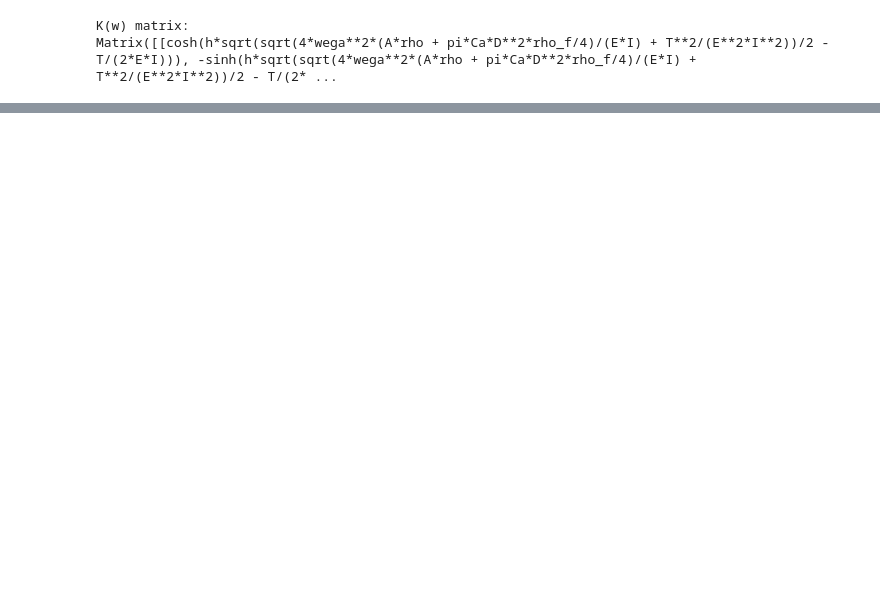
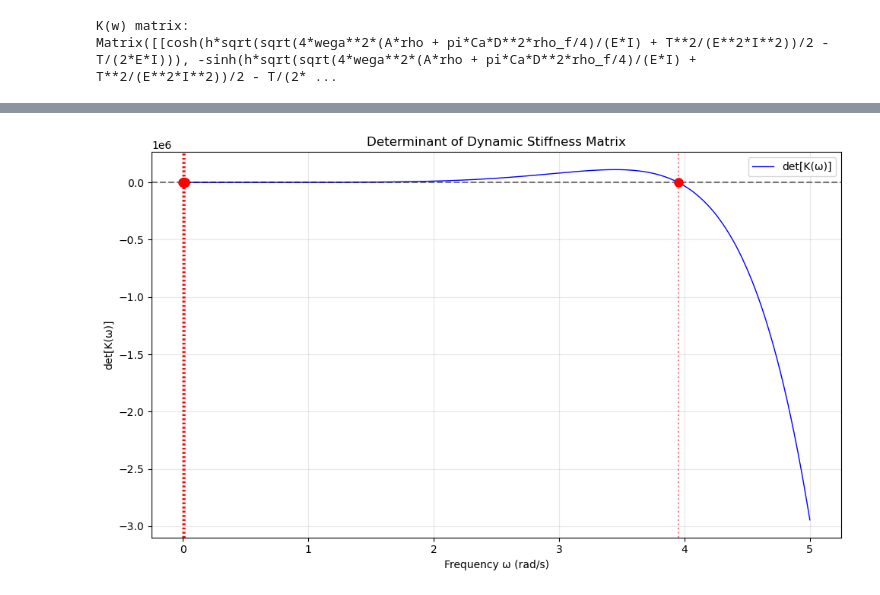
Before and after one commit to JulianEngel1999/FSI_Assignment_2, a Jupyter notebook: Free_Vibration.ipynb, the cells around one changed output, grey strips where cells are left out. Drawn from its saved outputs; the diff is of its cells as text; code cells hidden in the pictures; blank space fills up the shorter version.

Commit message:
Plots for omega, and steady-state start

```diff
--- a/Free_Vibration.ipynb
+++ b/Free_Vibration.ipynb
@@ -131,7 +137,12 @@ K_w = K.subs(vals)
 K_func = sp.lambdify(w, K_w, modules='numpy')
 
 def detK_numeric(omega):
-    K_eval = np.array(K_func(float(omega)), dtype=np.complex128)
+    # Support both real and complex omega inputs
+    try:
+        K_eval = np.array(K_func(omega), dtype=np.complex128)
+    except Exception:
+        # Fallback: try using real part (for lambdify implementations that fail on complex)
+        K_eval = np.array(K_func(float(np.real(omega))), dtype=np.complex128)
     return np.linalg.det(K_eval)
 
 # Voor ongedempte case (c=0) is det(K) reëel op numerieke ruis na
@@ -167,12 +178,13 @@ if roots.size > 0:
     for r in roots[1:]:
         if abs(r - unique_roots[-1]) > 1e-4:
             unique_roots.append(r)
-    roots = np.array(unique_roots)
+    omega_n = np.array(unique_roots)
 
+
+print(f'The roots and therefore natural frequencies are: {omega_n}')
 print('Gevonden omega [rad/s] waarvoor det(K)=0:')
-print(roots)
 
 # Controle: determinantwaarde op roots
-for r in roots:
+for r in omega_n:
     print(f'omega={r:.6f}, det={detK_numeric(r):.20f}')
 # %% [output]
@@ -189,3 +201,78 @@ omega=0.012606, det=0.00000000081236916234+0.00000000000000000000j
 omega=0.015107, det=0.00000000240653838100+0.00000000000000000000j
 omega=0.017608, det=0.00000000603403012104+0.00000000000000000000j
 omega=3.949816, det=0.00000000474378867984+0.00000000000000000000j
+# %%
+import matplotlib.pyplot as plt
+
+plt.figure(figsize=(10, 6))
+plt.plot(omega_grid, f_grid, 'b-', linewidth=1, label='det[K(ω)]')
+plt.axhline(y=0, color='k', linestyle='--', alpha=0.5)
+
+# Mark found roots
+for r in omega_n:
+    plt.axvline(x=r, color='r', linestyle=':', alpha=0.5)
+    plt.plot(r, 0, 'ro', markersize=8)
+
+plt.xlabel('Frequency ω (rad/s)')
+plt.ylabel('det[K(ω)]')
+plt.title('Determinant of Dynamic Stiffness Matrix')
+plt.grid(True, alpha=0.3)
+plt.legend()
+plt.tight_layout()
+plt.show()
+
+print(f"Found {len(omega_n)} natural frequencies")
+
+# -----------------------------
+# Find complex roots of det(K) in the complex ω-plane
+# -----------------------------
+from scipy.optimize import root
+
+def F_xy(xy):
+    om = xy[0] + 1j*xy[1]
+    val = detK_numeric(om)
+    return [np.real(val), np.imag(val)]
+
+# Grid of initial guesses (adjust ranges if needed)
+re_vals = np.linspace(0.1, 5.0, 20)
+im_vals = np.linspace(-3.0, 3.0, 25)
+roots_complex = []
+
+for xr in re_vals:
+    for yi in im_vals:
+        guess = [xr, yi]
+        try:
+            sol = root(F_xy, guess, tol=1e-8, method='hybr')
+            if sol.success:
+                x,y = sol.x
+                omc = x + 1j*y
+                res = detK_numeric(omc)
+                if abs(res) < 1e-6:
+                    # Uniqueness filter
+                    if not any(abs(omc - r) < 1e-4 for r in roots_complex):
+                        roots_complex.append(omc)
+        except Exception:
+            pass
+
+roots_complex = np.array(roots_complex)
+print('Found complex roots:', roots_complex)
+
+# Plot complex roots in the complex plane
+plt.figure(figsize=(8,6))
+if roots_complex.size > 0:
+    plt.scatter(roots_complex.real, roots_complex.imag, c='r', label='roots')
+else:
+    plt.text(0.5, 0.5, 'No complex roots found in search region', transform=plt.gca().transAxes)
+plt.axhline(0,color='k',linestyle='--',alpha=0.5)
+plt.xlabel('Re(ω)')
+plt.ylabel('Im(ω)')
+plt.title('Complex roots of det[K(ω)]')
+plt.grid(True)
+plt.legend()
+# Annotate only if not too many roots
+if roots_complex.size > 0 and roots_complex.size <= 20:
+    for omc in roots_complex:
+        plt.annotate(f"{omc.real:.3f}{omc.imag:+.3f}j", (omc.real, omc.imag))
+plt.show()
+# %% [output]
+[figure, added]
```
Also changed, not shown: parts of 10 cells of this notebook.
